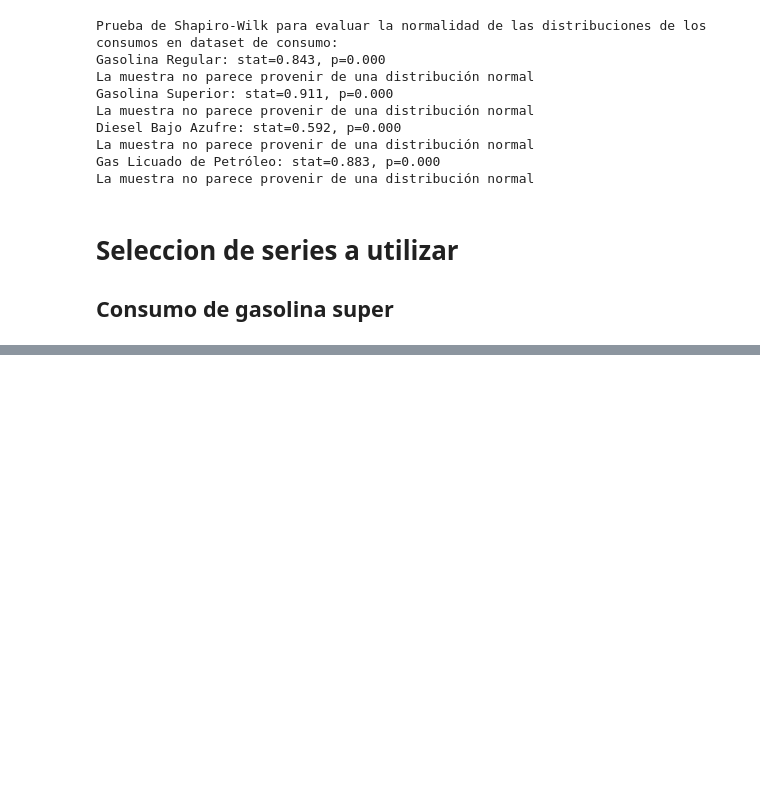
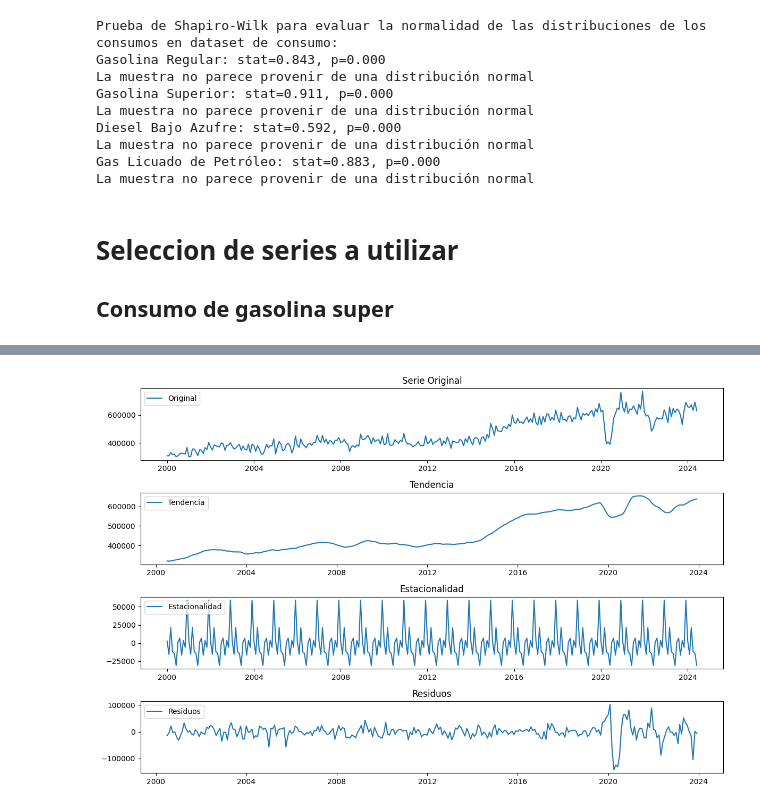
Before and after one commit to Jskenpo/DS_LAB2, a Jupyter notebook: LAB2.ipynb, the cells around one changed output, grey strips where cells are left out. Drawn from its saved outputs; the diff is of its cells as text; code cells hidden in the pictures; blank space fills up the shorter version.

```diff
--- a/LAB2.ipynb
+++ b/LAB2.ipynb
@@ -358,0 +370,42 @@ AttributeError: 'RangeIndex' object has no attribute 'freq'
+# %%
+#Descomponga la serie. Teniendo en cuenta el diagrama de la serie y sus  componentes  discuta  si  es  posible  hablar  de  estacionariedad  en  media  y  en  varianza.
+
+from statsmodels.tsa.seasonal import seasonal_decompose
+
+# Descomposición de la serie de tiempo
+decomposition = seasonal_decompose(consumo_filtered['Gasolina superior'], model='additive', period=12)
+
+# Gráficos de la descomposición
+plt.figure(figsize=(12, 8))
+
+# Serie original
+plt.subplot(4, 1, 1)
+plt.plot(consumo_filtered['Fecha'], consumo_filtered['Gasolina superior'], label='Original')
+plt.legend(loc='upper left')
+plt.title('Serie Original')
+
+# Tendencia
+plt.subplot(4, 1, 2)
+plt.plot(consumo_filtered['Fecha'], decomposition.trend, label='Tendencia')
+plt.legend(loc='upper left')
+plt.title('Tendencia')
+
+# Estacionalidad
+plt.subplot(4, 1, 3)
+plt.plot(consumo_filtered['Fecha'], decomposition.seasonal, label='Estacionalidad')
+plt.legend(loc='upper left')
+plt.title('Estacionalidad')
+
+# Residuos
+plt.subplot(4, 1, 4)
+plt.plot(consumo_filtered['Fecha'], decomposition.resid, label='Residuos')
+plt.legend(loc='upper left')
+plt.title('Residuos')
+
+# Ajustar el layout
+plt.tight_layout()
+
+# Mostrar los gráficos
+plt.show()
+# %% [output]
+[figure, added]
```
Also changed, not shown: parts of 16 cells of this notebook.
